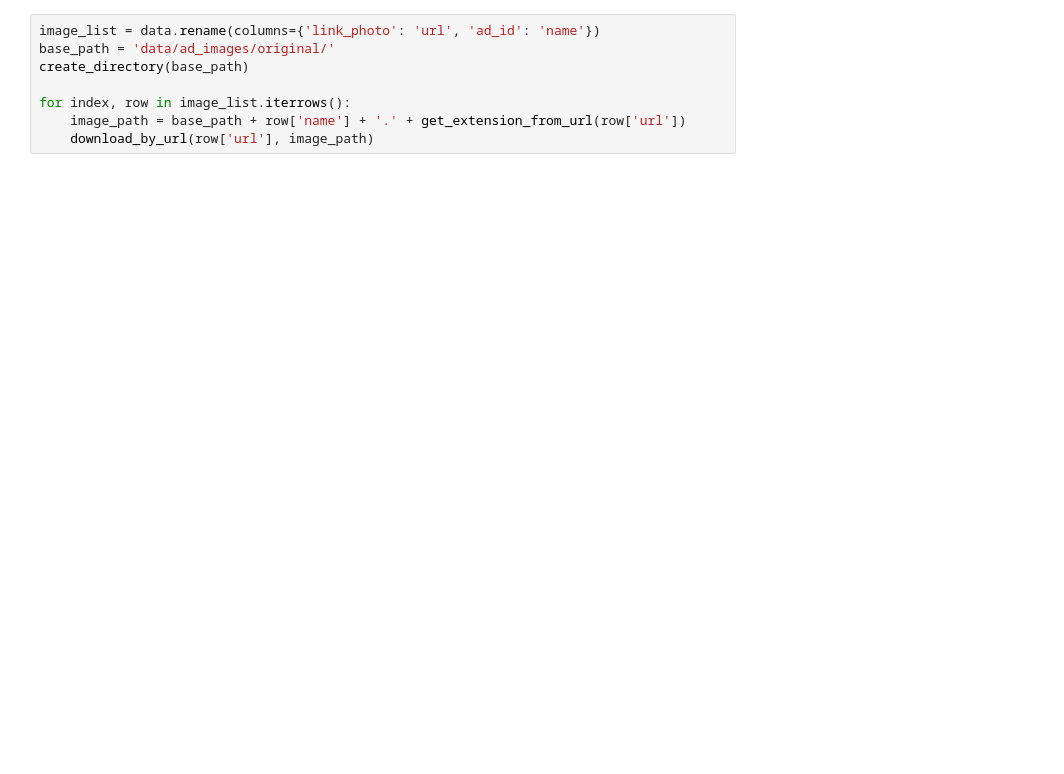
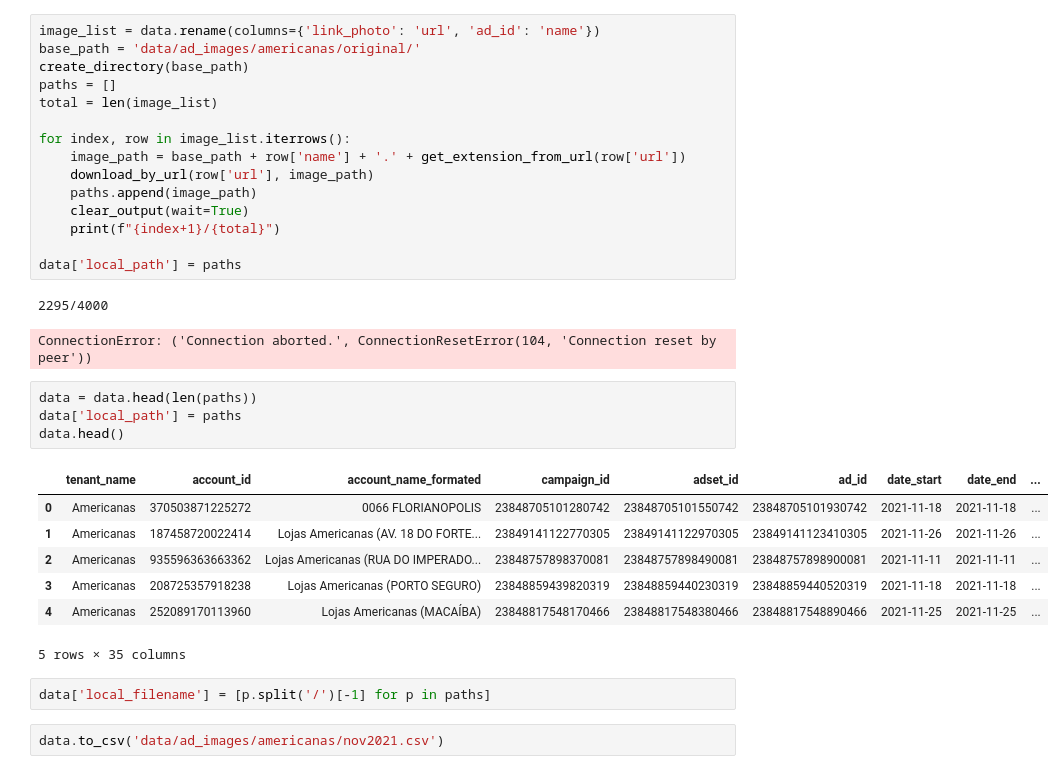
Before and after one commit to SalatielBairros/poc-computer-vision, a Jupyter notebook: imagens-bigquery.ipynb, the cells around one changed output. Cells and saved outputs as stored; diff of their text form; blank space fills up the shorter version.

```diff
--- a/imagens-bigquery.ipynb
+++ b/imagens-bigquery.ipynb
@@ -112,8 +144,34 @@ data.head()
 # %%
 image_list = data.rename(columns={'link_photo': 'url', 'ad_id': 'name'})
-base_path = 'data/ad_images/original/'
+base_path = 'data/ad_images/americanas/original/'
 create_directory(base_path)
+paths = []
+total = len(image_list)
 
 for index, row in image_list.iterrows():
     image_path = base_path + row['name'] + '.' + get_extension_from_url(row['url'])
     download_by_url(row['url'], image_path)
+    paths.append(image_path)
+    clear_output(wait=True)
+    print(f"{index+1}/{total}")
+
+data['local_path'] = paths
+# %% [output]
+2295/4000
+ConnectionError: ('Connection aborted.', ConnectionResetError(104, 'Connection reset by peer'))
+# %%
+data = data.head(len(paths))
+data['local_path'] = paths
+data.head()
+# %% [output]
+|  | tenant_name | account_id | account_name_formated | campaign_id | adset_id | ad_id | date_start | date_end | ... |
+| 0 | Americanas | 370503871225272 | 0066 FLORIANOPOLIS | 23848705101280742 | 23848705101550742 | 23848705101930742 | 2021-11-18 | 2021-11-18 | ... |
+| 1 | Americanas | 187458720022414 | Lojas Americanas (AV. 18 DO FORTE... | 23849141122770305 | 23849141122970305 | 23849141123410305 | 2021-11-26 | 2021-11-26 | ... |
+| 2 | Americanas | 935596363663362 | Lojas Americanas (RUA DO IMPERADO... | 23848757898370081 | 23848757898490081 | 23848757898900081 | 2021-11-11 | 2021-11-11 | ... |
+| 3 | Americanas | 208725357918238 | Lojas Americanas (PORTO SEGURO) | 23848859439820319 | 23848859440230319 | 23848859440520319 | 2021-11-18 | 2021-11-18 | ... |
+| 4 | Americanas | 252089170113960 | Lojas Americanas (MACAÍBA) | 23848817548170466 | 23848817548380466 | 23848817548890466 | 2021-11-25 | 2021-11-25 | ... |
+5 rows × 35 columns
+# %%
+data['local_filename'] = [p.split('/')[-1] for p in paths]
+# %%
+data.to_csv('data/ad_images/americanas/nov2021.csv')
```
Also changed, not shown: parts of 4 cells of this notebook, 2 other files.
